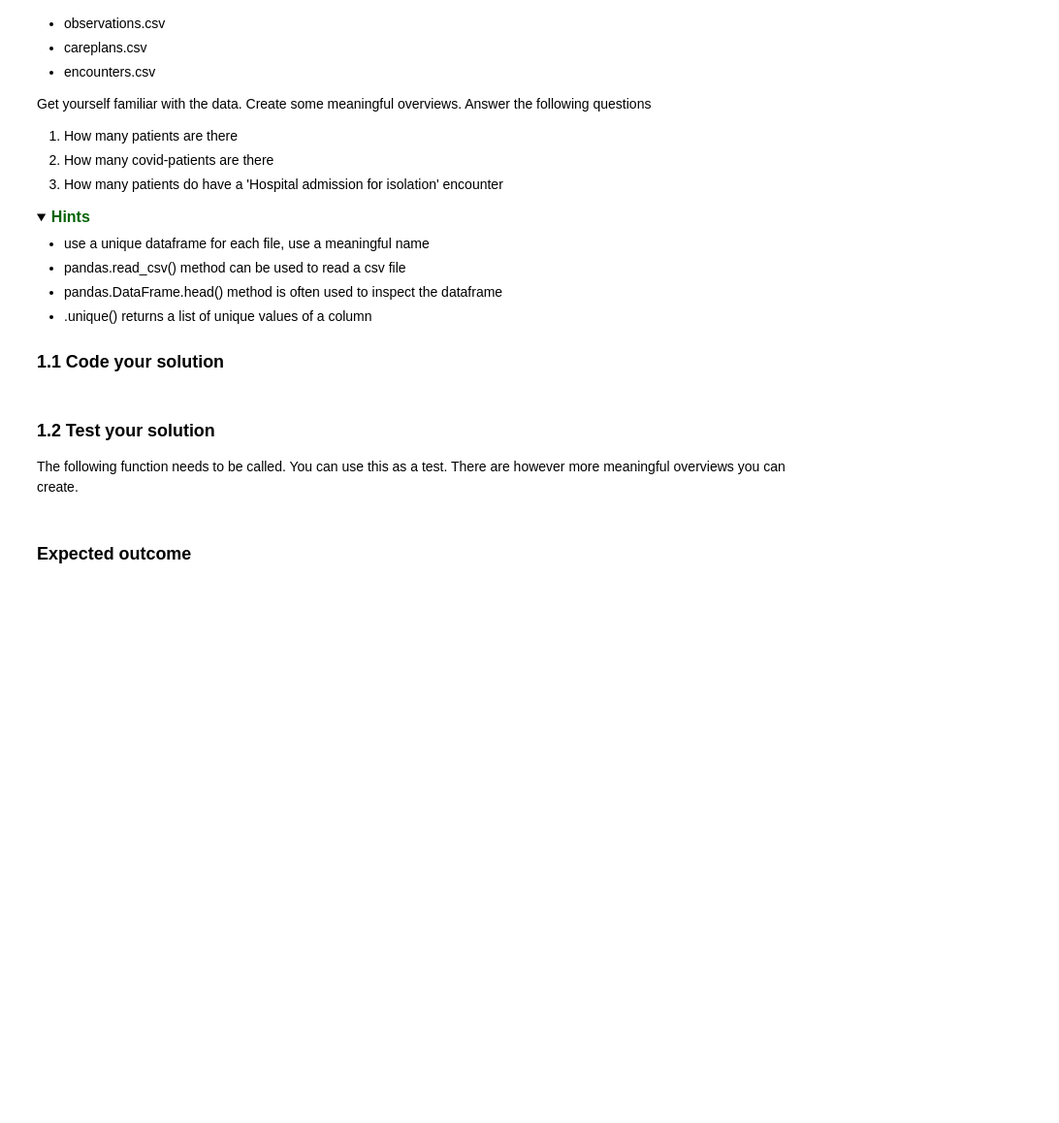
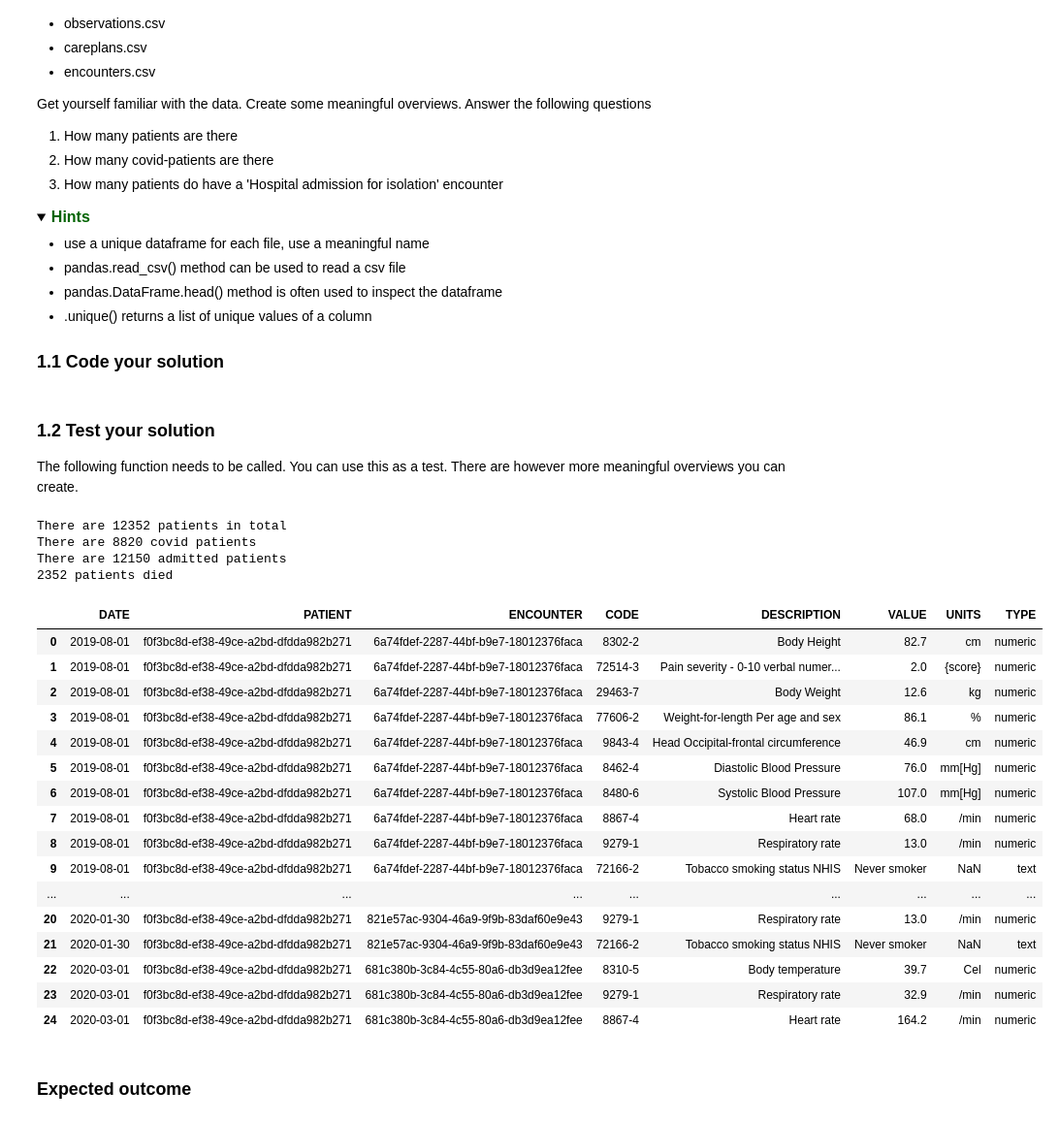
Before and after one commit to Magiduck/Programming1, a Jupyter notebook: assessments/Assignment_week_03.ipynb, the cells around one changed output. Shown: that part at 97% size. Cells and saved outputs as stored; diff of their text form; code cells hidden in the pictures; folded sections open; blank space fills up the shorter version.

```diff
--- a/assessments/Assignment_week_03.ipynb
+++ b/assessments/Assignment_week_03.ipynb
@@ -98,17 +98,12 @@ Get yourself familiar with the data. Create some meaningful overviews. Answer th
 # %%
 import pandas as pd
 
-DATASET_PATH = "/homes/tvanlieshout/jupyter_notebooks/Programming1/10k_synthea_covid19_csv/"
+DATASET_PATH = "/home/tijs/programming1/Programming1/data/10k_synthea_covid19_csv/"
 conditions = pd.read_csv(DATASET_PATH+"/conditions.csv")
 patients = pd.read_csv(DATASET_PATH+"/patients.csv")
 observations = pd.read_csv(DATASET_PATH+"/observations.csv")
 careplans = pd.read_csv(DATASET_PATH+"/careplans.csv")
 encounters = pd.read_csv(DATASET_PATH+"/encounters.csv")
-#conditions.head()
-#patients.head()
-#observations.head()
-#careplans.head()
-#encounters.head()
 # %% [markdown]
 ### 1.2 Test your solution
 The following function needs to be called. You can use this as a test. There are however more meaningful overviews
@@ -116,9 +111,39 @@ you can create.
 # %%
 def part1(num_pat, num_cov, num_admitted, num_died):
     print(f'There are {num_pat} patients in total')
     print(f'There are {num_cov} covid patients')
     print(f'There are {num_admitted} admitted patients')
     print(f'{num_died} patients died')
+
+part1(len(patients.Id.unique()), len(conditions[conditions.CODE == 840539006]), len(observations[observations.CODE == "94531-1"]), len(patients[patients.DEATHDATE.notnull()]))
+
+# conditions.head(25)
+# patients.head(25)
+observations.head(25)
+# careplans.head(25)
+# encounters.head(25)
+# %% [output]
+There are 12352 patients in total
+There are 8820 covid patients
+There are 12150 admitted patients
+2352 patients died
+|  | DATE | PATIENT | ENCOUNTER | CODE | DESCRIPTION | VALUE | UNITS | TYPE |
+| 0 | 2019-08-01 | f0f3bc8d-ef38-49ce-a2bd-dfdda982b271 | 6a74fdef-2287-44bf-b9e7-18012376faca | 8302-2 | Body Height | 82.7 | cm | numeric |
+| 1 | 2019-08-01 | f0f3bc8d-ef38-49ce-a2bd-dfdda982b271 | 6a74fdef-2287-44bf-b9e7-18012376faca | 72514-3 | Pain severity - 0-10 verbal numer... | 2.0 | {score} | numeric |
+| 2 | 2019-08-01 | f0f3bc8d-ef38-49ce-a2bd-dfdda982b271 | 6a74fdef-2287-44bf-b9e7-18012376faca | 29463-7 | Body Weight | 12.6 | kg | numeric |
+| 3 | 2019-08-01 | f0f3bc8d-ef38-49ce-a2bd-dfdda982b271 | 6a74fdef-2287-44bf-b9e7-18012376faca | 77606-2 | Weight-for-length Per age and sex | 86.1 | % | numeric |
+| 4 | 2019-08-01 | f0f3bc8d-ef38-49ce-a2bd-dfdda982b271 | 6a74fdef-2287-44bf-b9e7-18012376faca | 9843-4 | Head Occipital-frontal circumference | 46.9 | cm | numeric |
+| 5 | 2019-08-01 | f0f3bc8d-ef38-49ce-a2bd-dfdda982b271 | 6a74fdef-2287-44bf-b9e7-18012376faca | 8462-4 | Diastolic Blood Pressure | 76.0 | mm[Hg] | numeric |
+| 6 | 2019-08-01 | f0f3bc8d-ef38-49ce-a2bd-dfdda982b271 | 6a74fdef-2287-44bf-b9e7-18012376faca | 8480-6 | Systolic Blood Pressure | 107.0 | mm[Hg] | numeric |
+| 7 | 2019-08-01 | f0f3bc8d-ef38-49ce-a2bd-dfdda982b271 | 6a74fdef-2287-44bf-b9e7-18012376faca | 8867-4 | Heart rate | 68.0 | /min | numeric |
+| 8 | 2019-08-01 | f0f3bc8d-ef38-49ce-a2bd-dfdda982b271 | 6a74fdef-2287-44bf-b9e7-18012376faca | 9279-1 | Respiratory rate | 13.0 | /min | numeric |
+| 9 | 2019-08-01 | f0f3bc8d-ef38-49ce-a2bd-dfdda982b271 | 6a74fdef-2287-44bf-b9e7-18012376faca | 72166-2 | Tobacco smoking status NHIS | Never smoker | NaN | text |
+| ... | ... | ... | ... | ... | ... | ... | ... | ... |
+| 20 | 2020-01-30 | f0f3bc8d-ef38-49ce-a2bd-dfdda982b271 | 821e57ac-9304-46a9-9f9b-83daf60e9e43 | 9279-1 | Respiratory rate | 13.0 | /min | numeric |
+| 21 | 2020-01-30 | f0f3bc8d-ef38-49ce-a2bd-dfdda982b271 | 821e57ac-9304-46a9-9f9b-83daf60e9e43 | 72166-2 | Tobacco smoking status NHIS | Never smoker | NaN | text |
+| 22 | 2020-03-01 | f0f3bc8d-ef38-49ce-a2bd-dfdda982b271 | 681c380b-3c84-4c55-80a6-db3d9ea12fee | 8310-5 | Body temperature | 39.7 | Cel | numeric |
+| 23 | 2020-03-01 | f0f3bc8d-ef38-49ce-a2bd-dfdda982b271 | 681c380b-3c84-4c55-80a6-db3d9ea12fee | 9279-1 | Respiratory rate | 32.9 | /min | numeric |
+| 24 | 2020-03-01 | f0f3bc8d-ef38-49ce-a2bd-dfdda982b271 | 681c380b-3c84-4c55-80a6-db3d9ea12fee | 8867-4 | Heart rate | 164.2 | /min | numeric |
 # %% [markdown]
 ### Expected outcome
 # %% [raw]
```
Also changed, not shown: parts of 2 cells of this notebook.
